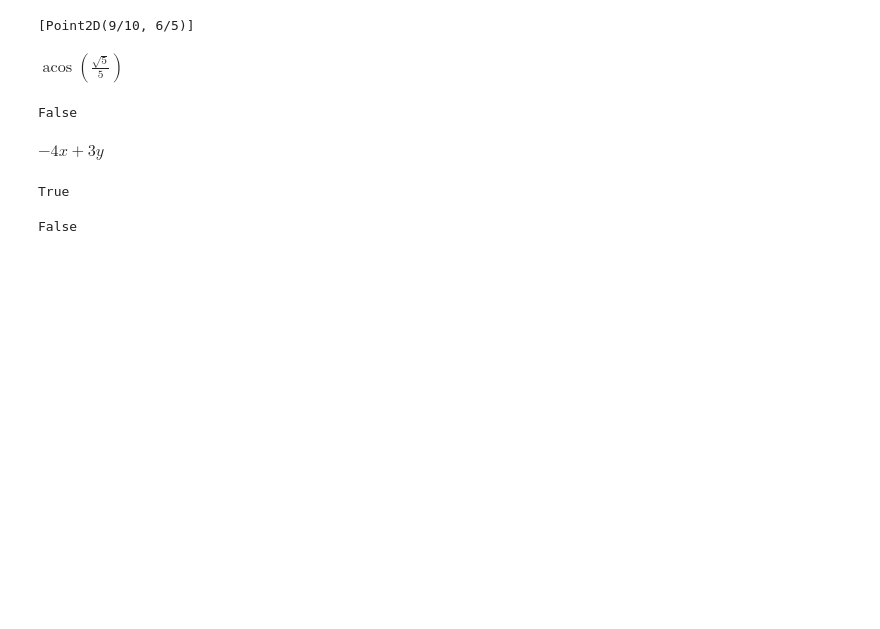
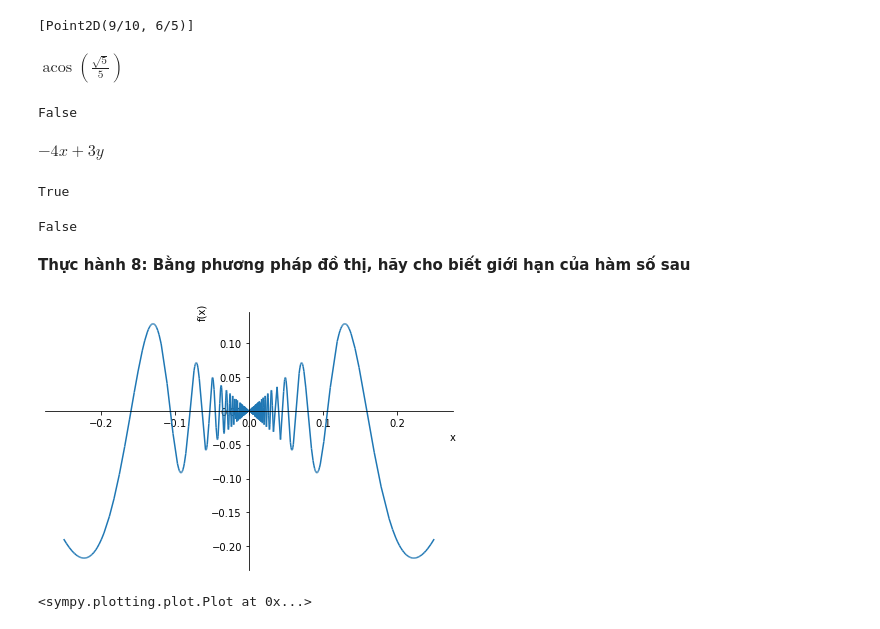
Before and after one commit to PhamHoangDung3968/ThucHanhToanCaoCap, a Jupyter notebook: baitap5.ipynb, the cells around one changed output. Drawn from its saved outputs; the diff is of its cells as text; code cells hidden in the pictures; blank space fills up the shorter version.

Commit message:
Được tạo bằng Colaboratory

```diff
--- a/baitap5.ipynb
+++ b/baitap5.ipynb
@@ -214,3 +214,18 @@ True
 L1.is_parallel(S2)
 # %% [output]
 False
+# %% [markdown]
+**Thực hành 8: Bằng phương pháp đồ thị, hãy cho biết giới hạn của hàm số sau**
+# %%
+import sympy
+from sympy import *
+x = Symbol('x')
+f = x*sin(1/x)
+delta = Symbol('delta')
+c = Symbol('c')
+c = 0
+delta = 1/4
+sympy.plot(f,(x, c-delta, c+delta))
+# %% [output]
+[figure, added]
+<sympy.plotting.plot.Plot at 0x...>
```
Also changed, not shown: parts of 23 cells of this notebook.
